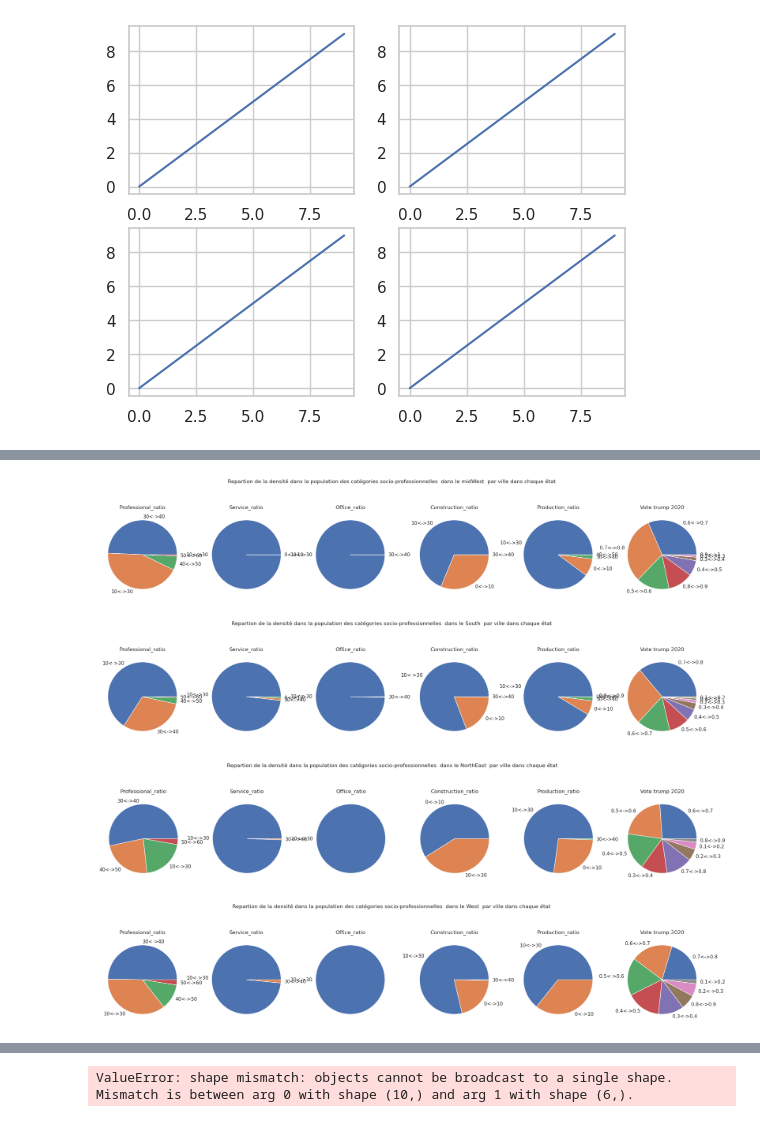
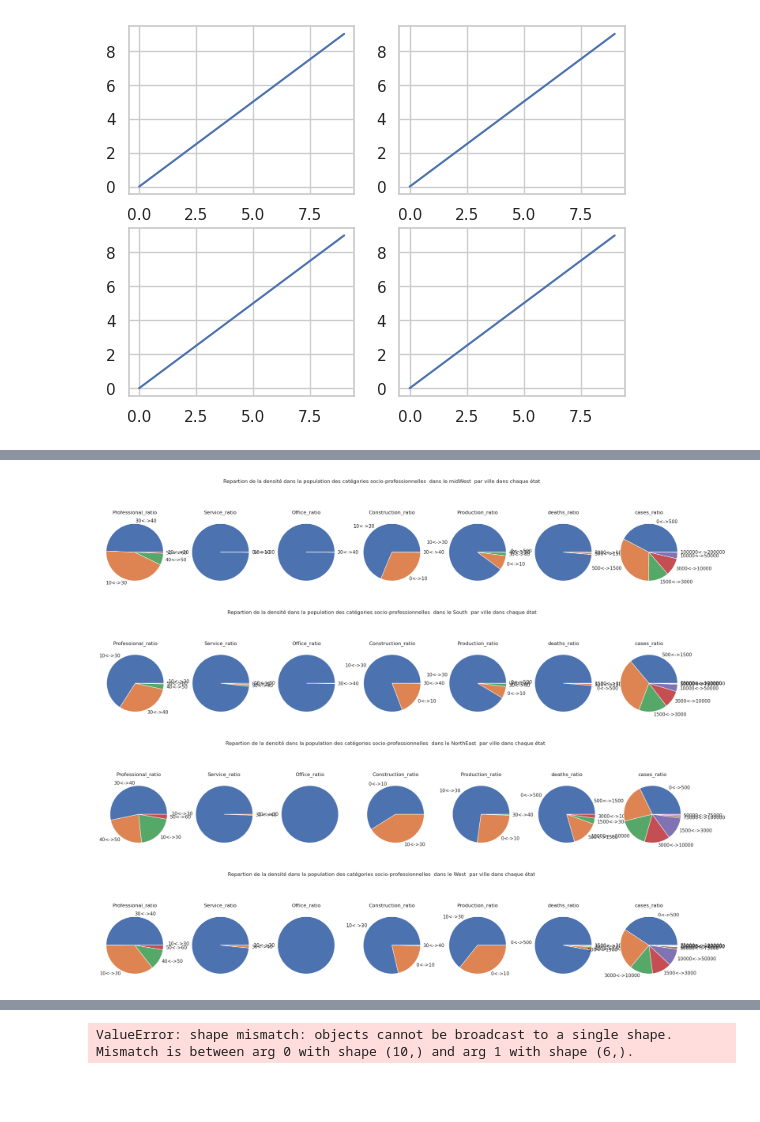
Before and after one commit to XDEBUF/covid_social_poll, a Jupyter notebook: covid inference.ipynb, the cells around one changed output, grey strips where cells are left out. Drawn from its saved outputs; the diff is of its cells as text; code cells hidden in the pictures; blank space fills up the shorter version.

```diff
--- a/covid inference.ipynb
+++ b/covid inference.ipynb
@@ -379,6 +379,8 @@ df_stats=borne('percentage16_Donald_Trump',poll_list,df_stats)
 df_stats=borne('percentage20_Donald_Trump',poll_list,df_stats)
 df_stats= borne('cases',cases_list,df_stats)
 df_stats = borne('deaths',cases_list,df_stats)
+df_stats = borne('Poverty', min_list,df_stats)
+df_stats = borne('ChildPoverty',min_list, df_stats)
 df_stats.info()
 # %% [output]
 <class 'pandas.core.frame.DataFrame'>
@@ -547,7 +548,7 @@ def plot_cat_by_serie(category,region,densite_label,df,series,col1=None,col2=Non
         serie.append(col3)
    #ax=(f'ax{i}' for i in range(len(serie)))
     cols=len(serie)
-    fig, ax = plt.subplots(nrows=2, ncols=cols//2+1, figsize=(25, 5))
+    fig, ax = plt.subplots(nrows=1, ncols=cols, figsize=(25, 5))
     plt.suptitle(f'Repartion de la densité {densite_label} {category}  dans {region}  par ville dans chaque état ', fontsize=12)
     for cat,a in zip(serie,ax):
         df_cat = df[cat]
@@ -577,6 +578,3 @@ plot_cat_by_serie('des décès','le West','dans la population',df_West,['deaths_
 # %%
 list_job
 list_cat_pro =['Professional_ratio', 'Service_ratio', 'Office_ratio', 'Construction_ratio', 'Production_ratio']
-list_cat_pro.append('deaths_ratio')
-list_cat_pro.append('cases_ratio')
-list_cat_pro
@@ -591,10 +581,10 @@ list_cat_pro
 # %%
-plot_cat_by_serie('des catégories socio-professionnelles','le midWest','dans la population',df_MidWest,list_cat_pro)
-plot_cat_by_serie('des catégories socio-professionnelles','le South','dans la population',df_South,list_cat_pro)
-plot_cat_by_serie('des catégories socio-professionnelles','le NorthEast','dans la population',df_Northeast,list_cat_pro)
-plot_cat_by_serie('des catégories socio-professionnelles','le West','dans la population',df_West,list_cat_pro)
+plot_cat_by_serie('des catégories socio-professionnelles','le midWest','dans la population',df_MidWest,list_cat_pro,'deaths_ratio','cases_ratio')
+plot_cat_by_serie('des catégories socio-professionnelles','le South','dans la population',df_South,list_cat_pro,'deaths_ratio','cases_ratio')
+plot_cat_by_serie('des catégories socio-professionnelles','le NorthEast','dans la population',df_Northeast,list_cat_pro,'deaths_ratio','cases_ratio')
+plot_cat_by_serie('des catégories socio-professionnelles','le West','dans la population',df_West,list_cat_pro,'deaths_ratio','cases_ratio')
 # %% [output]
-[figure, old version]
+[figure, new version]
-[figure, old version]
+[figure, new version]
-[figure, old version]
+[figure, new version]
-[figure, old version]
+[figure, new version]
```
Also changed, not shown: parts of 10 cells of this notebook.
